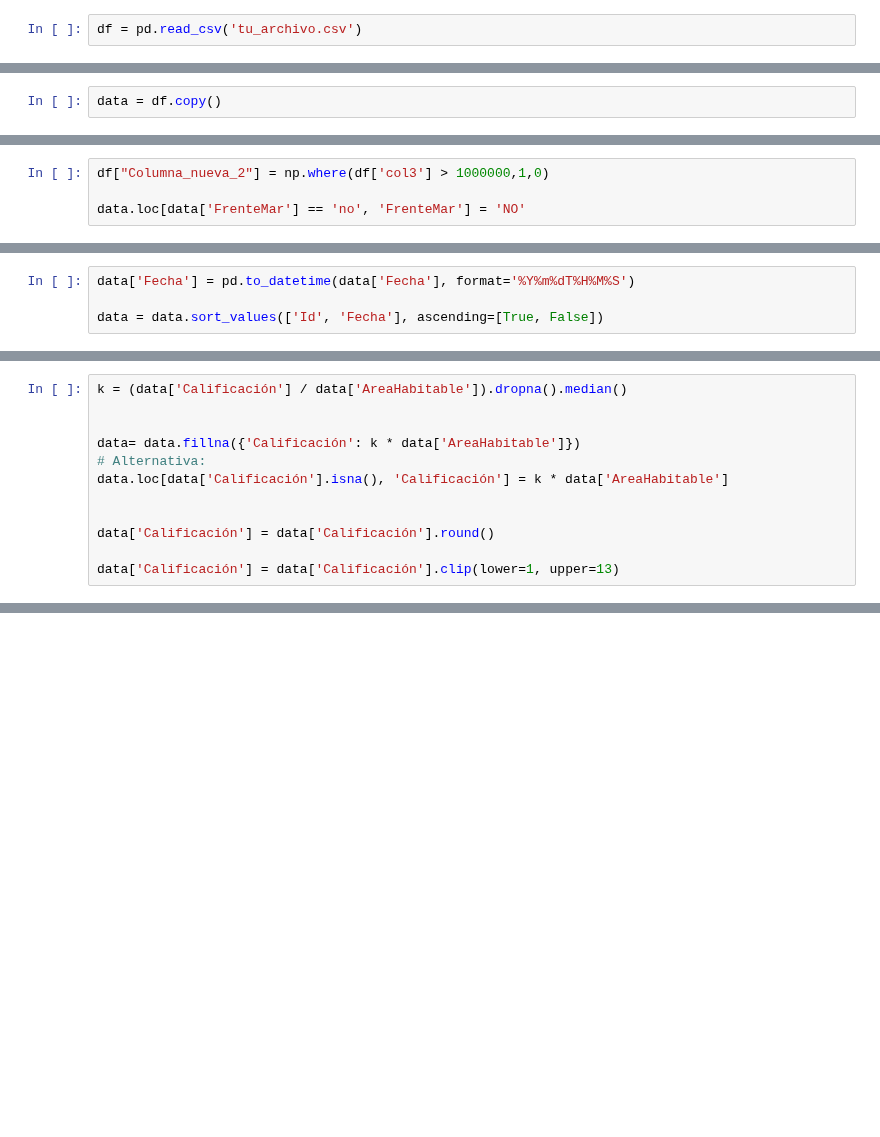
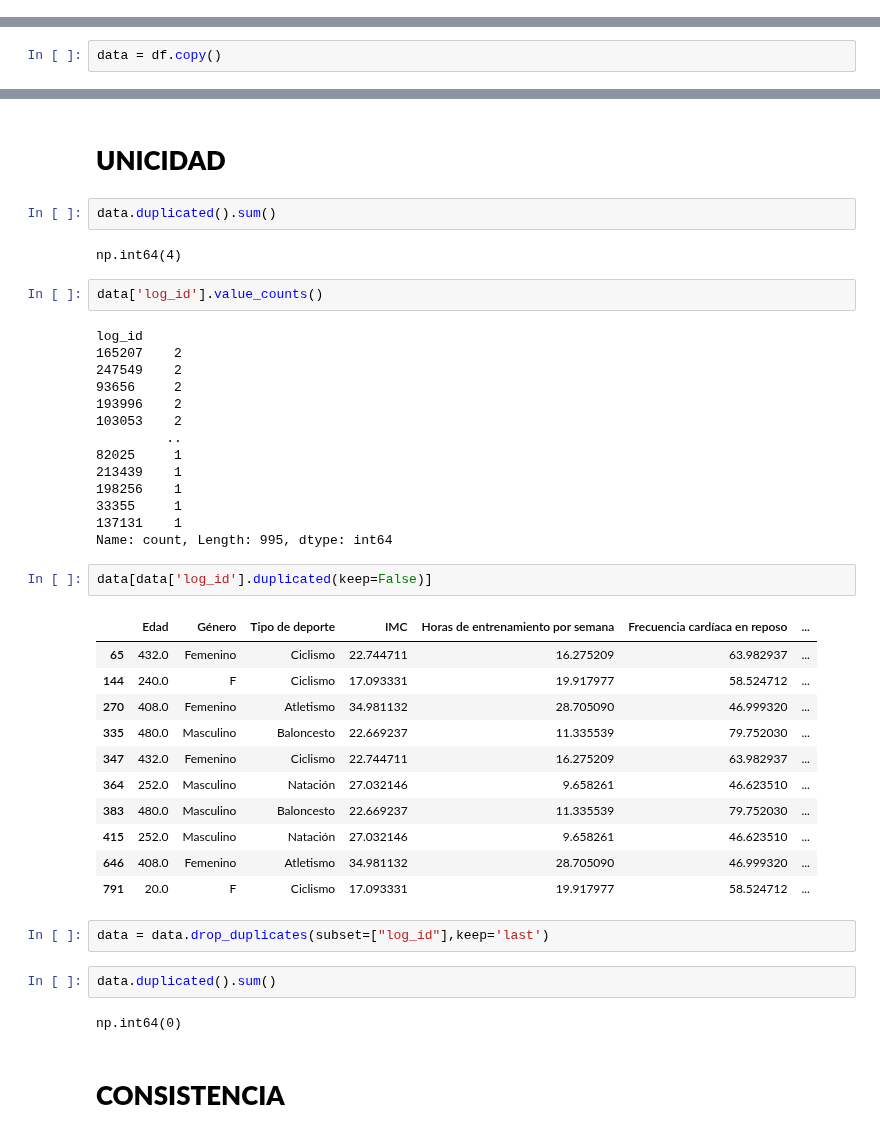
Before and after one commit to lauraS191/MaterialDeClase-ISIS-2611, a Jupyter notebook: 202620/Parcial 1 - Práctico/plantilla_parcial1_practica.ipynb, the cells around one changed output, grey strips where cells are left out. Cells and saved outputs as stored; diff of their text form; blank space fills up the shorter version.

```diff
--- a/202620/Parcial 1 - Práctico/plantilla_parcial1_practica.ipynb
+++ b/202620/Parcial 1 - Práctico/plantilla_parcial1_practica.ipynb
@@ -48,5 +34,3 @@ df = pd.read_json('tu_archivo.json')
-# %%
-df = pd.read_csv('tu_archivo.csv')
 # %%
 
 # =========================================================
@@ -103,4 +120,0 @@ df['Vista'] = df['Vista'].astype(str).str[0].astype(int)
-# %%
-df["Columna_nueva_2"] = np.where(df['col3'] > 1000000,1,0)
-
-data.loc[data['FrenteMar'] == 'no', 'FrenteMar'] = 'NO'
@@ -132,4 +120,0 @@ df[(df['col1'] < 0) | (data['col1'] > 4)].copy()
-# %%
-data['Fecha'] = pd.to_datetime(data['Fecha'], format='%Y%m%dT%H%M%S')
-
-data = data.sort_values(['Id', 'Fecha'], ascending=[True, False])
@@ -252,12 +120,0 @@ plt.show()
-# %%
-k = (data['Calificación'] / data['AreaHabitable']).dropna().median()
-
-
-data= data.fillna({'Calificación': k * data['AreaHabitable']})
-# Alternativa:
-data.loc[data['Calificación'].isna(), 'Calificación'] = k * data['AreaHabitable']
-
-
-data['Calificación'] = data['Calificación'].round()
-
-data['Calificación'] = data['Calificación'].clip(lower=1, upper=13)
@@ -320,0 +121,44 @@ display(X_train_df_prep.head())
+# %% [markdown]
+# **UNICIDAD**
+# %%
+data.duplicated().sum()
+# %% [output]
+np.int64(4)
+# %%
+data['log_id'].value_counts()
+# %% [output]
+log_id
+165207    2
+247549    2
+93656     2
+193996    2
+103053    2
+         ..
+82025     1
+213439    1
+198256    1
+33355     1
+137131    1
+Name: count, Length: 995, dtype: int64
+# %%
+data[data['log_id'].duplicated(keep=False)]
+# %% [output]
+|  | Edad | Género | Tipo de deporte | IMC | Horas de entrenamiento por semana | Frecuencia cardíaca en reposo | ... |
+| 65 | 432.0 | Femenino | Ciclismo | 22.744711 | 16.275209 | 63.982937 | ... |
+| 144 | 240.0 | F | Ciclismo | 17.093331 | 19.917977 | 58.524712 | ... |
+| 270 | 408.0 | Femenino | Atletismo | 34.981132 | 28.705090 | 46.999320 | ... |
+| 335 | 480.0 | Masculino | Baloncesto | 22.669237 | 11.335539 | 79.752030 | ... |
+| 347 | 432.0 | Femenino | Ciclismo | 22.744711 | 16.275209 | 63.982937 | ... |
+| 364 | 252.0 | Masculino | Natación | 27.032146 | 9.658261 | 46.623510 | ... |
+| 383 | 480.0 | Masculino | Baloncesto | 22.669237 | 11.335539 | 79.752030 | ... |
+| 415 | 252.0 | Masculino | Natación | 27.032146 | 9.658261 | 46.623510 | ... |
+| 646 | 408.0 | Femenino | Atletismo | 34.981132 | 28.705090 | 46.999320 | ... |
+| 791 | 20.0 | F | Ciclismo | 17.093331 | 19.917977 | 58.524712 | ... |
+# %%
+data = data.drop_duplicates(subset=["log_id"],keep='last')
+# %%
+data.duplicated().sum()
+# %% [output]
+np.int64(0)
+# %% [markdown]
+# **CONSISTENCIA**
```
Also changed, not shown: parts of 75 cells of this notebook, 11 other files.
